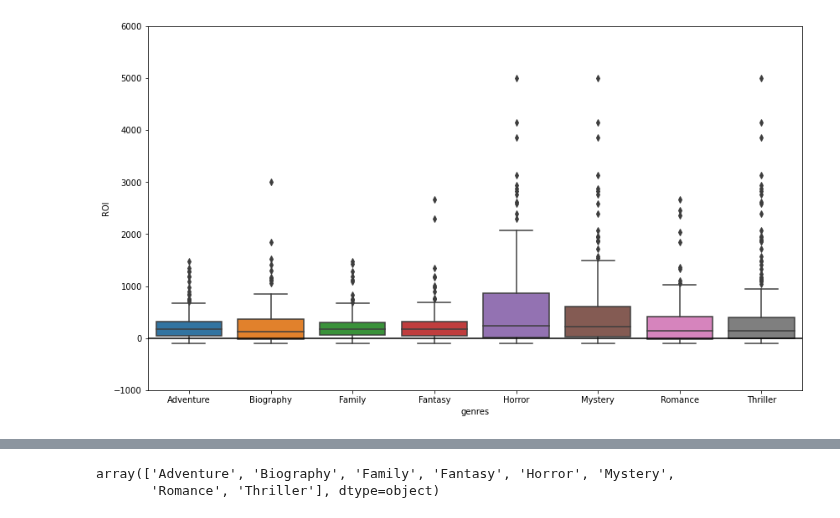
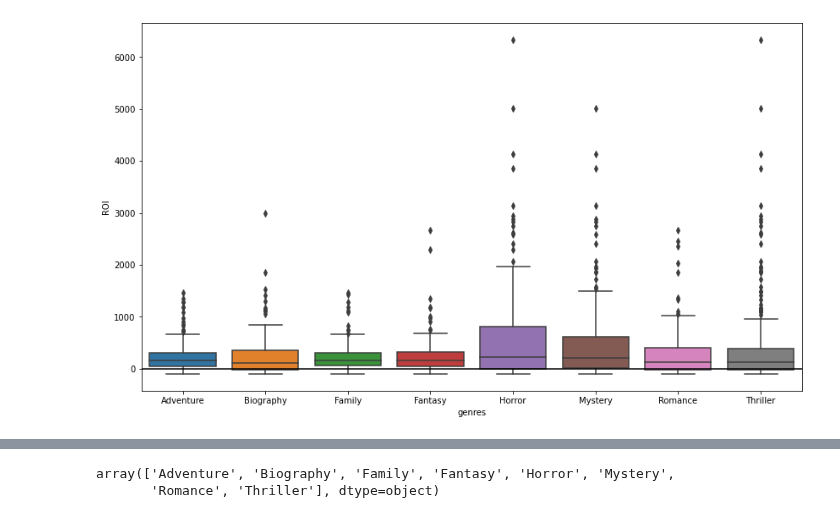
Before and after one commit to JoshuaGottlieb/Microsoft-Movie-Recommendation, a Jupyter notebook: Papa-Folder/EDA.ipynb, the cells around one changed output, grey strips where cells are left out. Saved outputs shown, nothing was run; the diff lists cells and outputs as text; code cells hidden in the pictures.

```diff
--- a/Papa-Folder/EDA.ipynb
+++ b/Papa-Folder/EDA.ipynb
@@ -92,8 +113,8 @@ test8
 # %%
 fig, ax = plt.subplots(figsize=(14,8))
 
 sns.boxplot(data=test8, x=test8.genres, y=test8.ROI, ax=ax)
-ax.set_ylim([-1000, 6000])
+#ax.set_ylim([-1000, 6000])
 ax.axhline(y=0, c='k');
 # %% [output]
-[figure, old version]
+[figure, new version]
```
Also changed, not shown: parts of 7 cells of this notebook, 2 other files.
